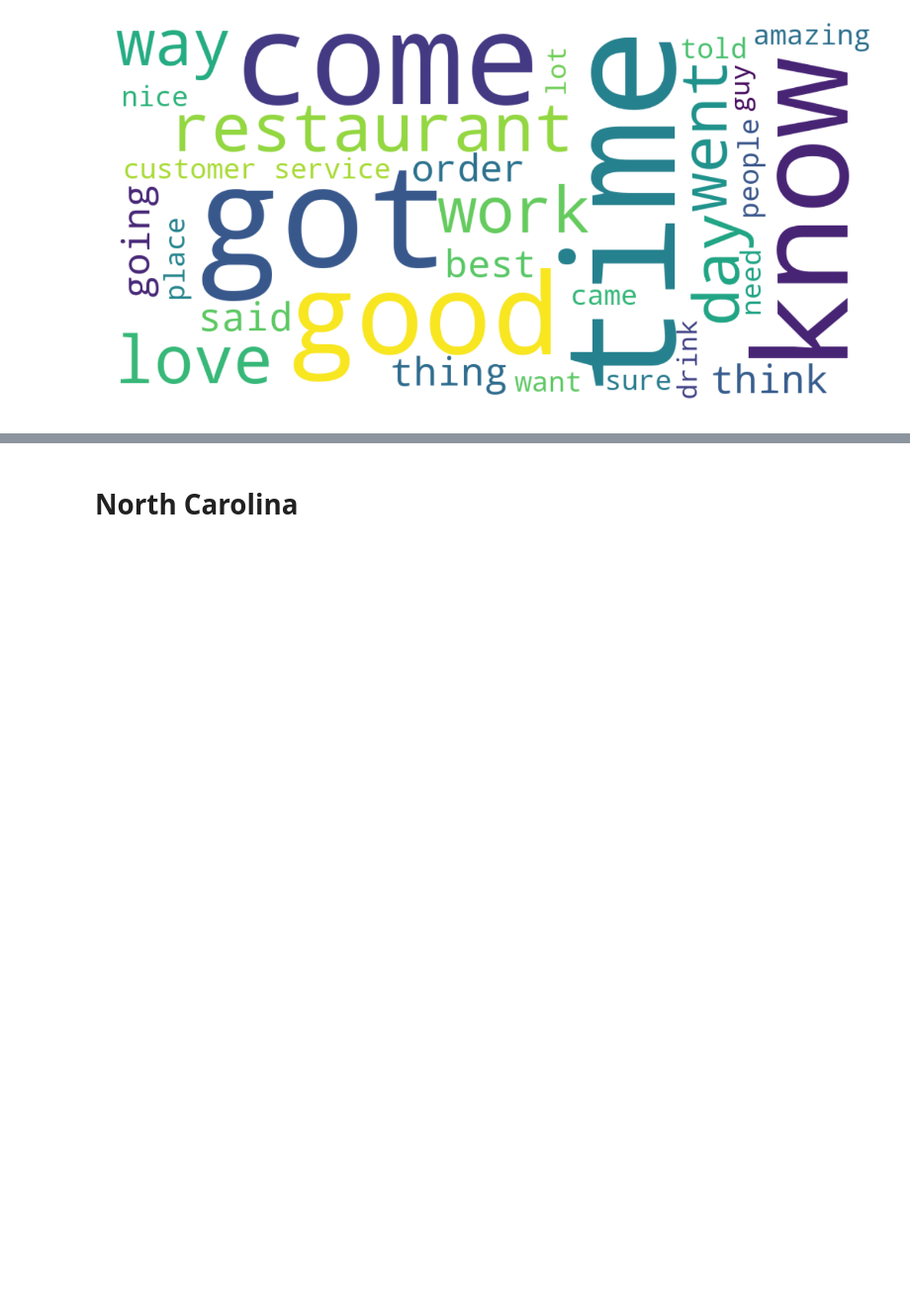
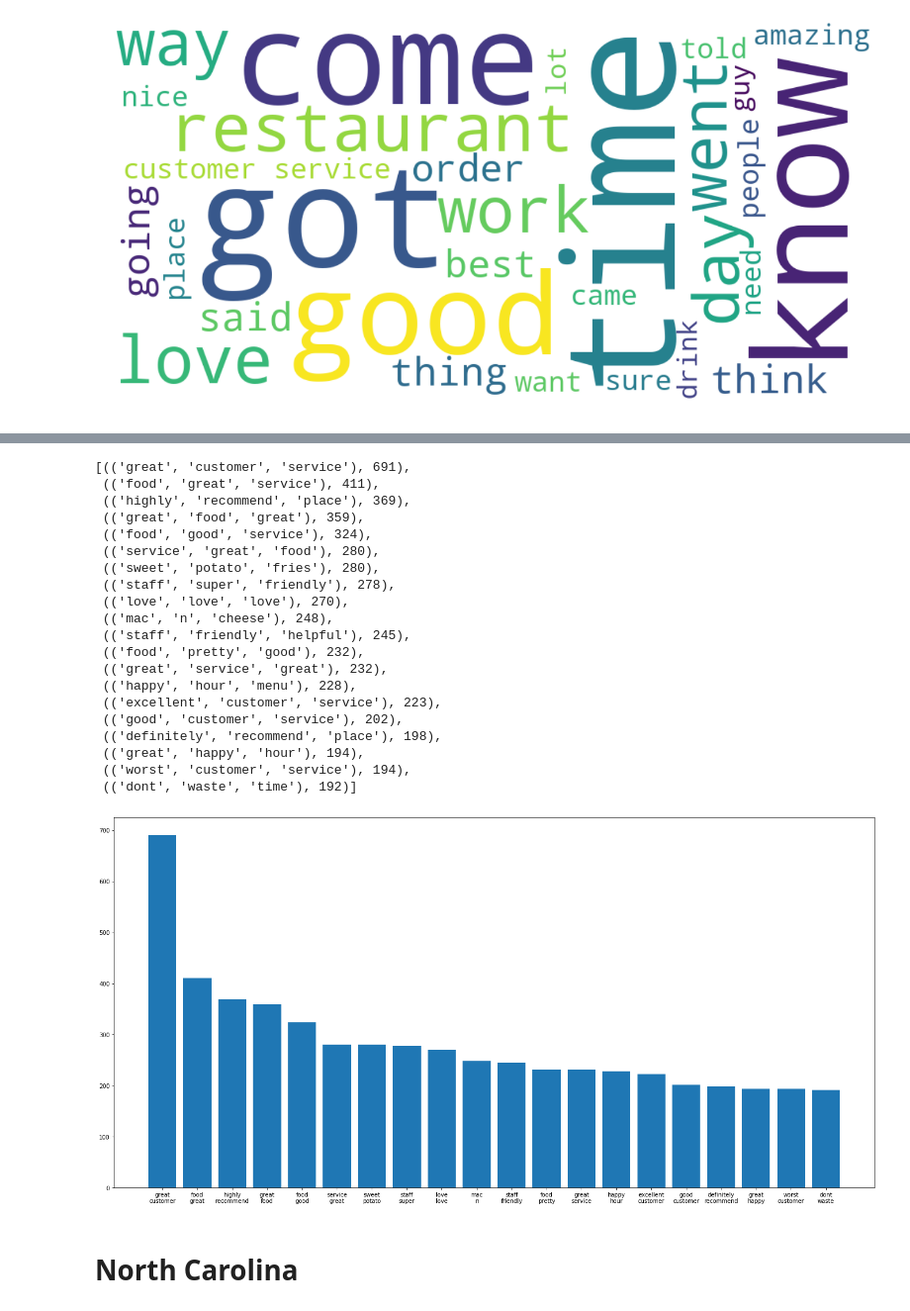
Before and after one commit to Daveedlee/yelp_NLP, a Jupyter notebook: cleaning_eda.ipynb, the cells around one changed output, grey strips where cells are left out. Shown at 99% size. Saved outputs shown, nothing was run; the diff lists cells and outputs as text; code cells hidden in the pictures; blank space fills up the shorter version.

```diff
--- a/cleaning_eda.ipynb
+++ b/cleaning_eda.ipynb
@@ -30,3 +109,29 @@ wordcloud_auto(clean_az)
+# %%
+az_bar = simple_bar('post_eda/eda_az.p', 3, 20)
+az_bar.barplot()
+az_bar.count
+# %% [output]
+[(('great', 'customer', 'service'), 691),
+ (('food', 'great', 'service'), 411),
+ (('highly', 'recommend', 'place'), 369),
+ (('great', 'food', 'great'), 359),
+ (('food', 'good', 'service'), 324),
+ (('service', 'great', 'food'), 280),
+ (('sweet', 'potato', 'fries'), 280),
+ (('staff', 'super', 'friendly'), 278),
+ (('love', 'love', 'love'), 270),
+ (('mac', 'n', 'cheese'), 248),
+ (('staff', 'friendly', 'helpful'), 245),
+ (('food', 'pretty', 'good'), 232),
+ (('great', 'service', 'great'), 232),
+ (('happy', 'hour', 'menu'), 228),
+ (('excellent', 'customer', 'service'), 223),
+ (('good', 'customer', 'service'), 202),
+ (('definitely', 'recommend', 'place'), 198),
+ (('great', 'happy', 'hour'), 194),
+ (('worst', 'customer', 'service'), 194),
+ (('dont', 'waste', 'time'), 192)]
+[figure, added]
 # %% [markdown]
 # North Carolina
 # %%
```
Also changed, not shown: parts of 16 cells of this notebook, 1 other file.
